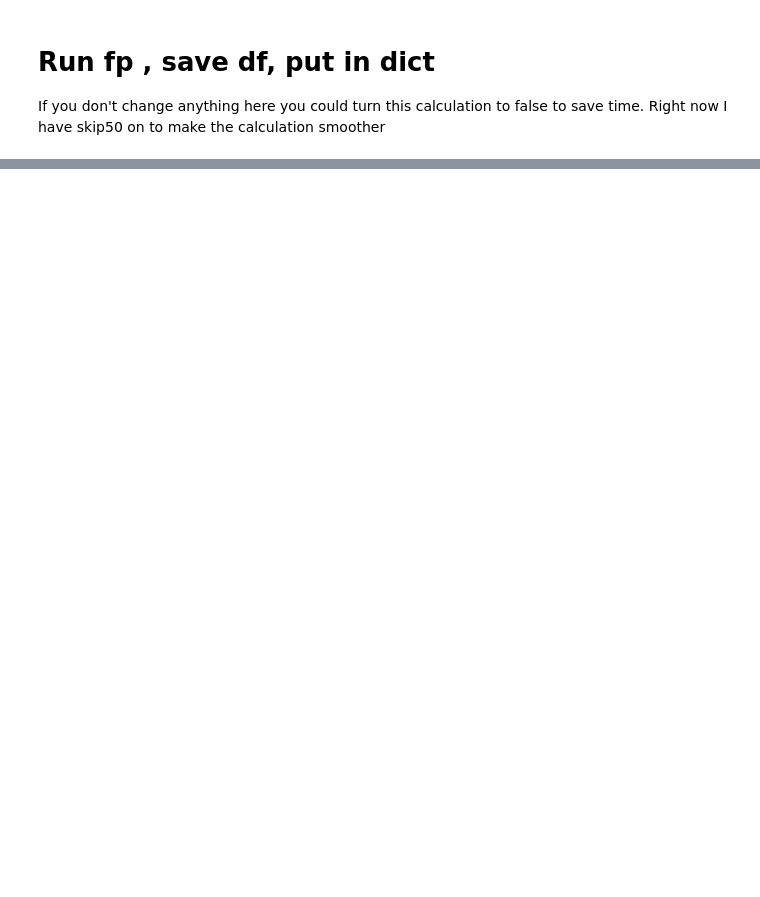
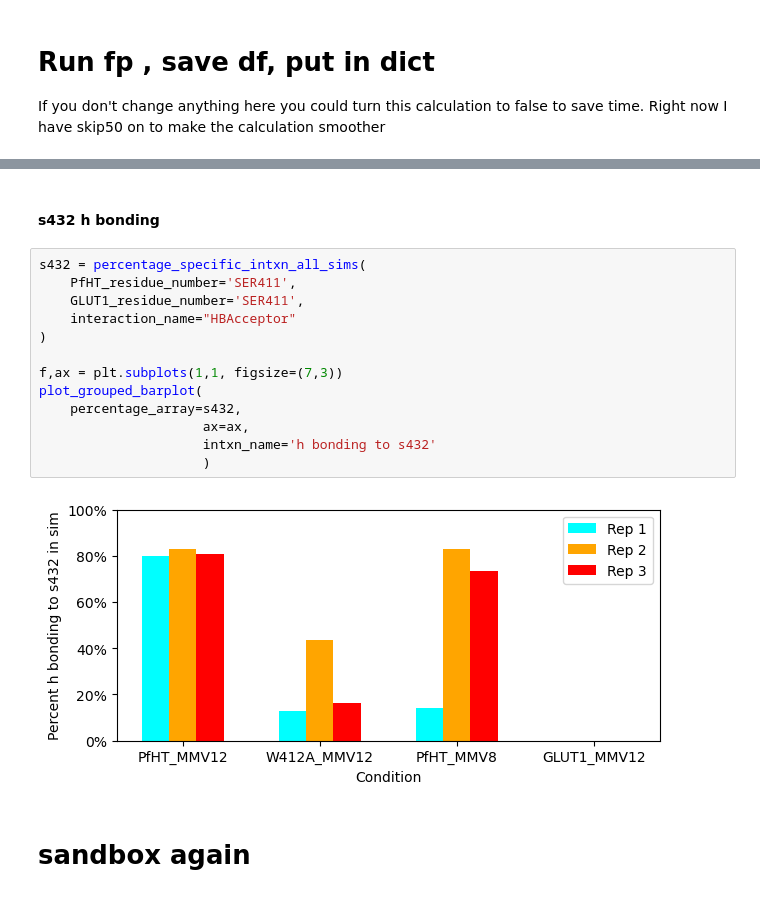
Before and after one commit to semccomas/PfHT_MMV, a Jupyter notebook: pi_stacking_prolif.ipynb, the cells around one changed output, grey strips where cells are left out. Cells and saved outputs as stored; diff of their text form; blank space fills up the shorter version.

```diff
--- a/pi_stacking_prolif.ipynb
+++ b/pi_stacking_prolif.ipynb
@@ -89,0 +122,19 @@ array([[0.85714286, 0.42857143, 0.61904762],
+# %% [markdown]
+#### s432 h bonding
+# %%
+s432 = percentage_specific_intxn_all_sims(
+    PfHT_residue_number='SER411',
+    GLUT1_residue_number='SER411',
+    interaction_name="HBAcceptor"
+)
+
+f,ax = plt.subplots(1,1, figsize=(7,3))
+plot_grouped_barplot(
+    percentage_array=s432,
+                     ax=ax,
+                     intxn_name='h bonding to s432'
+                     )
+# %% [output]
+[figure, added]
+# %% [markdown]
+# sandbox again
```
Also changed, not shown: parts of 18 cells of this notebook, 1 other file.
